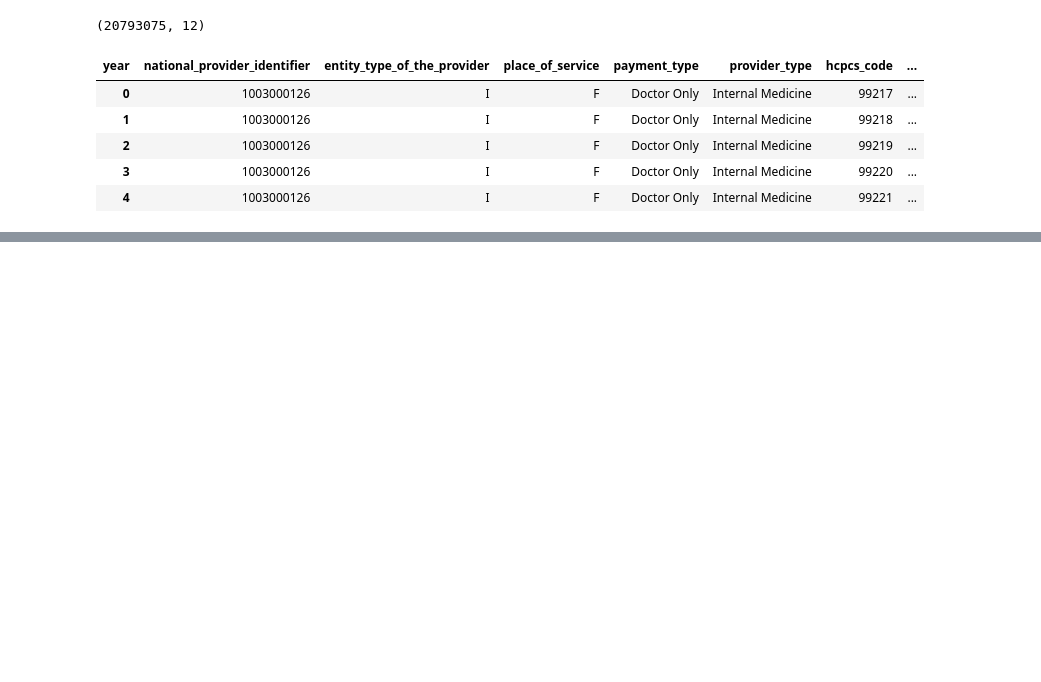
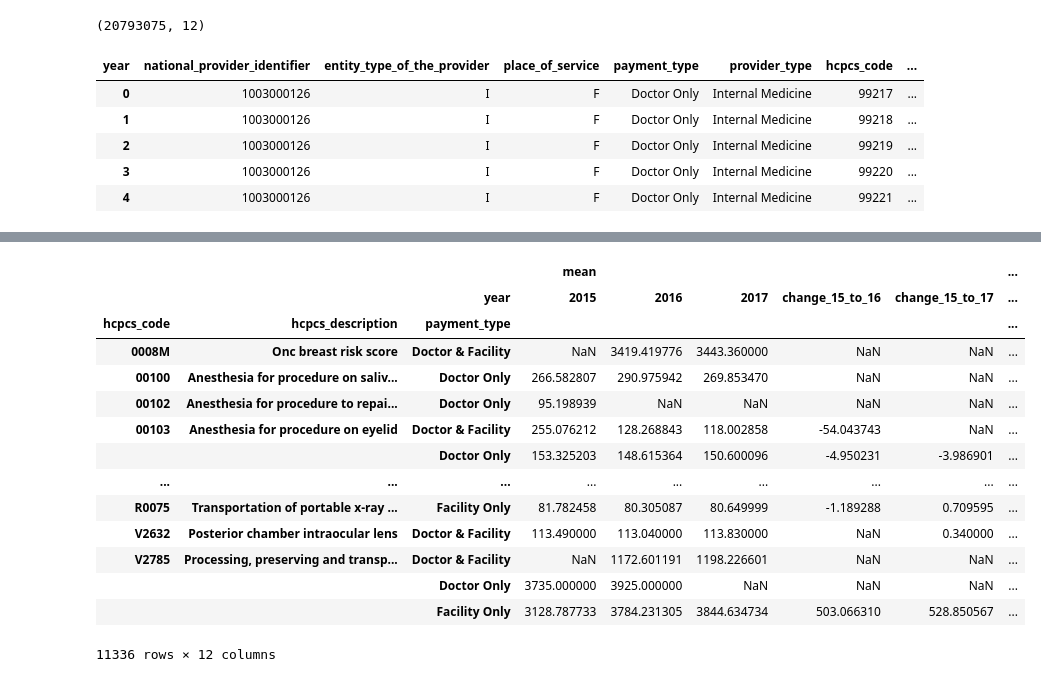
Before and after one commit to arikhursheed/healthcare-bluebook-phoenix, a Jupyter notebook: notebooks/eda.ipynb, the cells around one changed output, grey strips where cells are left out. Saved outputs shown, nothing was run; the diff lists cells and outputs as text; code cells hidden in the pictures; blank space fills up the shorter version.

```diff
--- a/notebooks/eda.ipynb
+++ b/notebooks/eda.ipynb
@@ -161,0 +176,4 @@ df_benefs_pvt.describe(percentiles = perc, include = include)
+# %%
+df_pmt_pvt['change_15_to_16'] = df_pmt_pvt[2016] - df_pmt_pvt[2015]
+df_pmt_pvt['change_16_to_17'] = df_pmt_pvt[2017] - df_pmt_pvt[2016]
+df_pmt_pvt['change_15_to_17'] = df_pmt_pvt[2017] - df_pmt_pvt[2015]
@@ -161,0 +215,3 @@ df_benefs_pvt.describe(percentiles = perc, include = include)
+# %%
+df_pmt_pvt.columns = df_pmt_pvt.columns.astype(str)
+df_pmt_pvt.columns
@@ -161,0 +225,18 @@ df_benefs_pvt.describe(percentiles = perc, include = include)
+# %%
+%%time
+pivot_index2 = ['hcpcs_code',
+                'hcpcs_description',
+                'payment_type']
+
+
+pivot_vals2 = ['2015',
+               '2016',
+               '2017',
+               'change_15_to_16',
+               'change_16_to_17',
+               'change_15_to_17']
+
+df_pmt_avg_pvt = df_pmt_pvt.pivot_table(index = pivot_index2,
+                                        columns = None,
+                                        values = pivot_vals2,
+                                        aggfunc = [np.mean,np.median])
@@ -161,0 +245,18 @@ df_benefs_pvt.describe(percentiles = perc, include = include)
+# %%
+df_pmt_avg_pvt
+# %% [output]
+|  |  |  | mean |  |  |  |  | ... |
+|  |  | year | 2015 | 2016 | 2017 | change_15_to_16 | change_15_to_17 | ... |
+| hcpcs_code | hcpcs_description | payment_type |  |  |  |  |  | ... |
+| 0008M | Onc breast risk score | Doctor & Facility | NaN | 3419.419776 | 3443.360000 | NaN | NaN | ... |
+| 00100 | Anesthesia for procedure on saliv... | Doctor Only | 266.582807 | 290.975942 | 269.853470 | NaN | NaN | ... |
+| 00102 | Anesthesia for procedure to repai... | Doctor Only | 95.198939 | NaN | NaN | NaN | NaN | ... |
+| 00103 | Anesthesia for procedure on eyelid | Doctor & Facility | 255.076212 | 128.268843 | 118.002858 | -54.043743 | NaN | ... |
+|  |  | Doctor Only | 153.325203 | 148.615364 | 150.600096 | -4.950231 | -3.986901 | ... |
+| ... | ... | ... | ... | ... | ... | ... | ... | ... |
+| R0075 | Transportation of portable x-ray ... | Facility Only | 81.782458 | 80.305087 | 80.649999 | -1.189288 | 0.709595 | ... |
+| V2632 | Posterior chamber intraocular lens | Doctor & Facility | 113.490000 | 113.040000 | 113.830000 | NaN | 0.340000 | ... |
+| V2785 | Processing, preserving and transp... | Doctor & Facility | NaN | 1172.601191 | 1198.226601 | NaN | NaN | ... |
+|  |  | Doctor Only | 3735.000000 | 3925.000000 | NaN | NaN | NaN | ... |
+|  |  | Facility Only | 3128.787733 | 3784.231305 | 3844.634734 | 503.066310 | 528.850567 | ... |
+11336 rows × 12 columns
```
Also changed, not shown: parts of 27 cells of this notebook.
